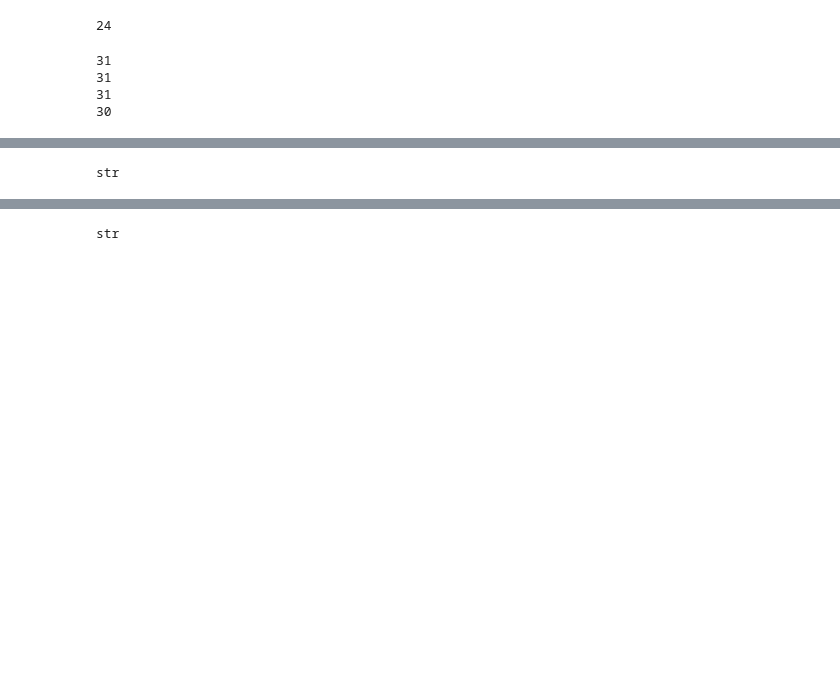
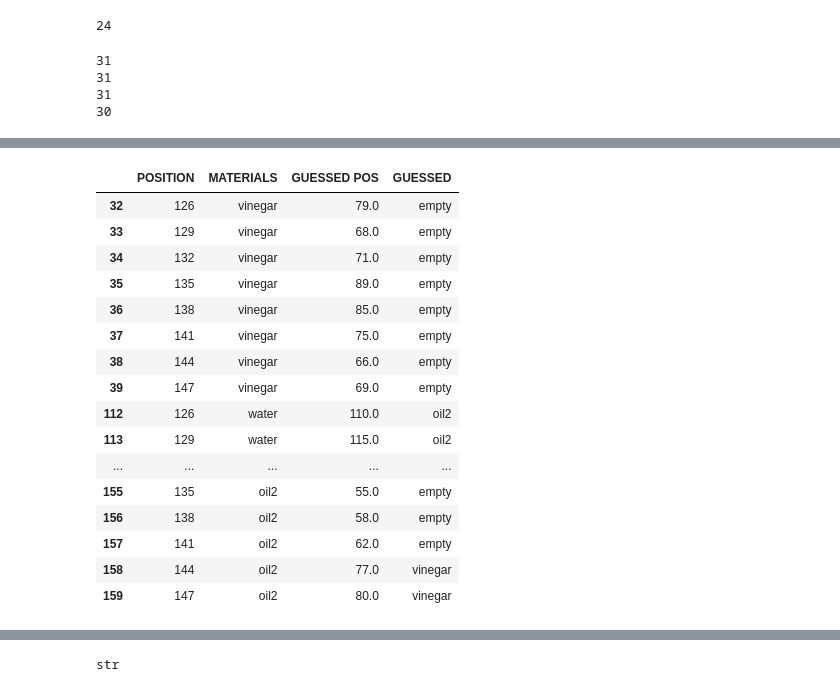
Before and after one commit to Jennifer331/Scripts, a Jupyter notebook: python/jupter/实验分析/eval_识别结果.ipynb, the cells around one changed output, grey strips where cells are left out. Saved outputs shown, nothing was run; the diff lists cells and outputs as text; code cells hidden in the pictures; blank space fills up the shorter version.

```diff
--- a/python/jupter/实验分析/eval_识别结果.ipynb
+++ b/python/jupter/实验分析/eval_识别结果.ipynb
@@ -150,4 +151,20 @@ array([[1.        , 0.        , 0.        , 0.        ],
-# %%
-type(df['GUESSED'].values[0])
-# %% [output]
-str
+# %%
+df[df['MATERIALS'] != df['GUESSED']]
+# %% [output]
+|  | POSITION | MATERIALS | GUESSED POS | GUESSED |
+| 32 | 126 | vinegar | 79.0 | empty |
+| 33 | 129 | vinegar | 68.0 | empty |
+| 34 | 132 | vinegar | 71.0 | empty |
+| 35 | 135 | vinegar | 89.0 | empty |
+| 36 | 138 | vinegar | 85.0 | empty |
+| 37 | 141 | vinegar | 75.0 | empty |
+| 38 | 144 | vinegar | 66.0 | empty |
+| 39 | 147 | vinegar | 69.0 | empty |
+| 112 | 126 | water | 110.0 | oil2 |
+| 113 | 129 | water | 115.0 | oil2 |
+| ... | ... | ... | ... | ... |
+| 155 | 135 | oil2 | 55.0 | empty |
+| 156 | 138 | oil2 | 58.0 | empty |
+| 157 | 141 | oil2 | 62.0 | empty |
+| 158 | 144 | oil2 | 77.0 | vinegar |
+| 159 | 147 | oil2 | 80.0 | vinegar |
```
Also changed, not shown: parts of 5 cells of this notebook, 14 other files.
